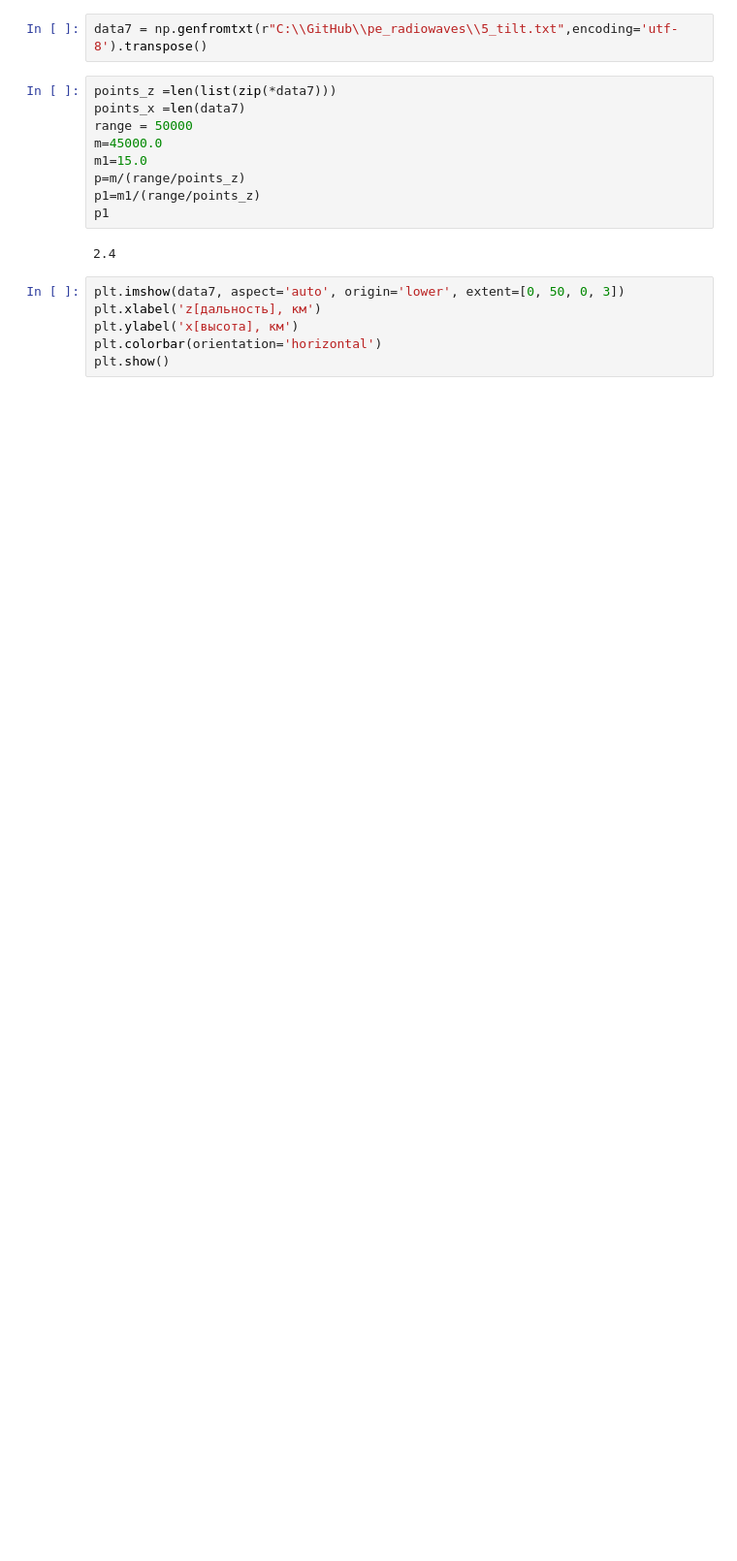
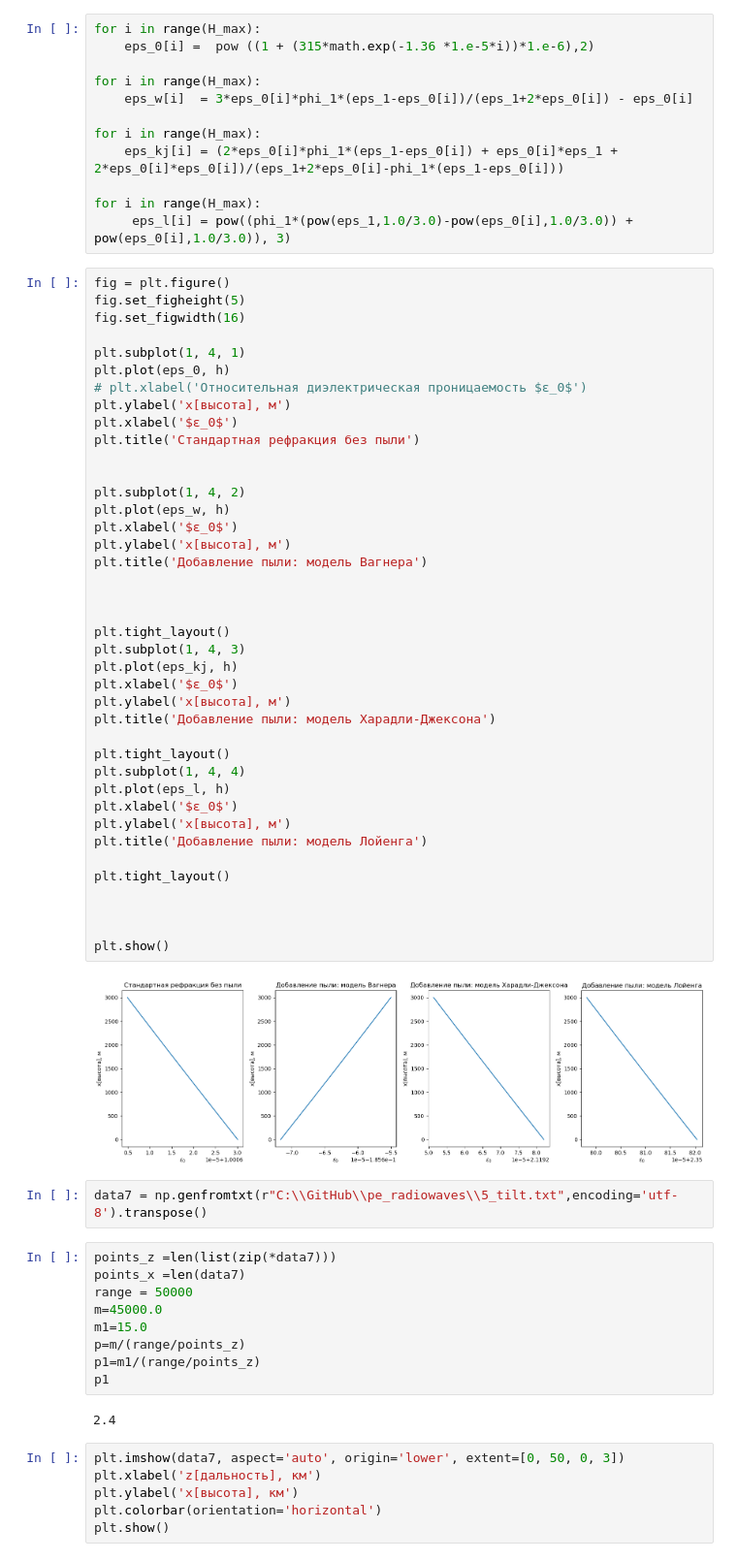
Before and after one commit to Margo-10/pe_radiowaves, a Jupyter notebook: pe_radiowaves.ipynb, the cells around one changed output. Shown at 97% size. Cells and saved outputs as stored; diff of their text form; blank space fills up the shorter version.

```diff
--- a/pe_radiowaves.ipynb
+++ b/pe_radiowaves.ipynb
@@ -18,3 +29,57 @@ from mpl_toolkits.axisartist.axislines import Subplot
+# %%
+for i in range(H_max):
+    eps_0[i] =  pow ((1 + (315*math.exp(-1.36 *1.e-5*i))*1.e-6),2)
+
+for i in range(H_max):
+    eps_w[i]  = 3*eps_0[i]*phi_1*(eps_1-eps_0[i])/(eps_1+2*eps_0[i]) - eps_0[i]
+
+for i in range(H_max):
+    eps_kj[i] = (2*eps_0[i]*phi_1*(eps_1-eps_0[i]) + eps_0[i]*eps_1 + 2*eps_0[i]*eps_0[i])/(eps_1+2*eps_0[i]-phi_1*(eps_1-eps_0[i]))
+
+for i in range(H_max):
+     eps_l[i] = pow((phi_1*(pow(eps_1,1.0/3.0)-pow(eps_0[i],1.0/3.0)) + pow(eps_0[i],1.0/3.0)), 3)
+# %%
+fig = plt.figure()
+fig.set_figheight(5)
+fig.set_figwidth(16)
+
+plt.subplot(1, 4, 1)
+plt.plot(eps_0, h)
+# plt.xlabel('Относительная диэлектрическая проницаемость $ε_0$')
+plt.ylabel('x[высота], м')
+plt.xlabel('$ε_0$')
+plt.title('Стандартная рефракция без пыли')
+
+
+plt.subplot(1, 4, 2)
+plt.plot(eps_w, h)
+plt.xlabel('$ε_0$')
+plt.ylabel('x[высота], м')
+plt.title('Добавление пыли: модель Вагнера')
+
+
+
+plt.tight_layout()
+plt.subplot(1, 4, 3)
+plt.plot(eps_kj, h)
+plt.xlabel('$ε_0$')
+plt.ylabel('x[высота], м')
+plt.title('Добавление пыли: модель Харадли-Джексона')
+
+plt.tight_layout()
+plt.subplot(1, 4, 4)
+plt.plot(eps_l, h)
+plt.xlabel('$ε_0$')
+plt.ylabel('x[высота], м')
+plt.title('Добавление пыли: модель Лойенга')
+
+plt.tight_layout()
+
+
+
+plt.show()
+# %% [output]
+[figure, added]
 # %%
 data7 = np.genfromtxt(r"C:\\GitHub\\pe_radiowaves\\5_tilt.txt",encoding='utf-8').transpose()
 # %%
```
Also changed, not shown: parts of 3 cells of this notebook.
